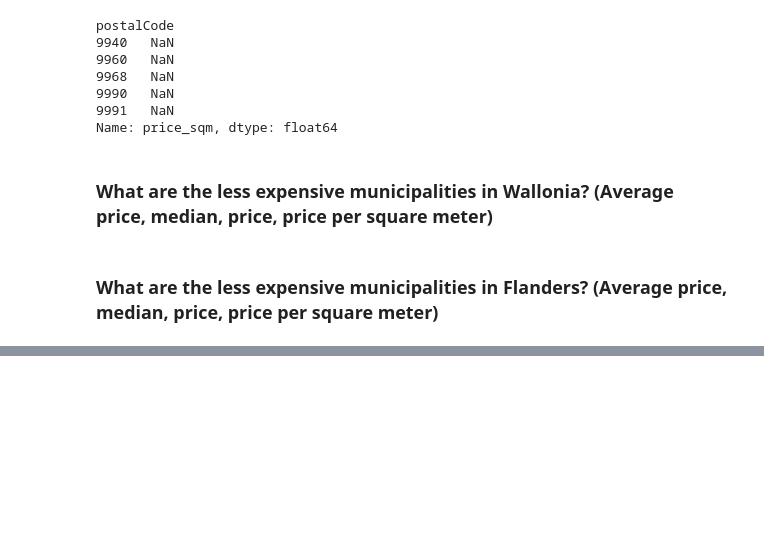
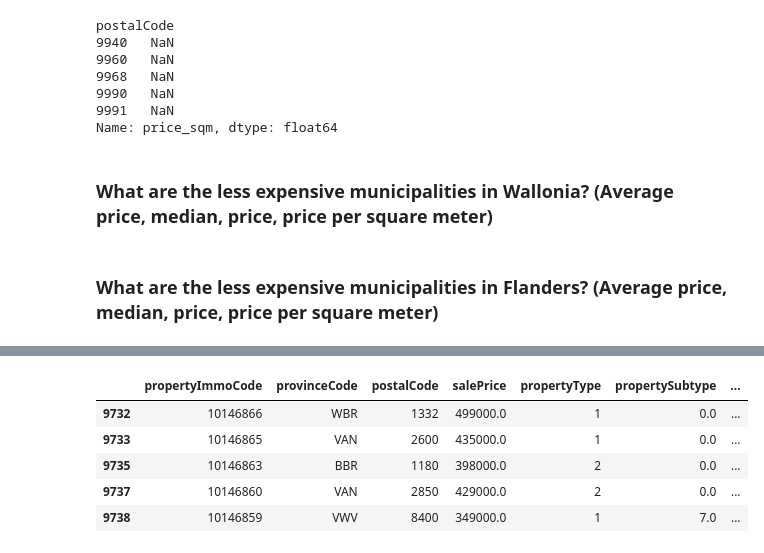
Before and after one commit to ctarnaud/real-estate-price-prediction_arnaud, a Jupyter notebook: data_analysis/Data_Analyst_Final.ipynb, the cells around one changed output, grey strips where cells are left out. Saved outputs shown, nothing was run; the diff lists cells and outputs as text; code cells hidden in the pictures; blank space fills up the shorter version.

```diff
--- a/data_analysis/Data_Analyst_Final.ipynb
+++ b/data_analysis/Data_Analyst_Final.ipynb
@@ -608,0 +621,9 @@ Name: price_sqm, dtype: float64
+# %%
+df_immo_without_outlier.tail()
+# %% [output]
+|  | propertyImmoCode | provinceCode | postalCode | salePrice | propertyType | propertySubtype | ... |
+| 9732 | 10146866 | WBR | 1332 | 499000.0 | 1 | 0.0 | ... |
+| 9733 | 10146865 | VAN | 2600 | 435000.0 | 1 | 0.0 | ... |
+| 9735 | 10146863 | BBR | 1180 | 398000.0 | 2 | 0.0 | ... |
+| 9737 | 10146860 | VAN | 2850 | 429000.0 | 2 | 0.0 | ... |
+| 9738 | 10146859 | VWV | 8400 | 349000.0 | 1 | 7.0 | ... |
```
Also changed, not shown: parts of 8 cells of this notebook, 3 other files.
